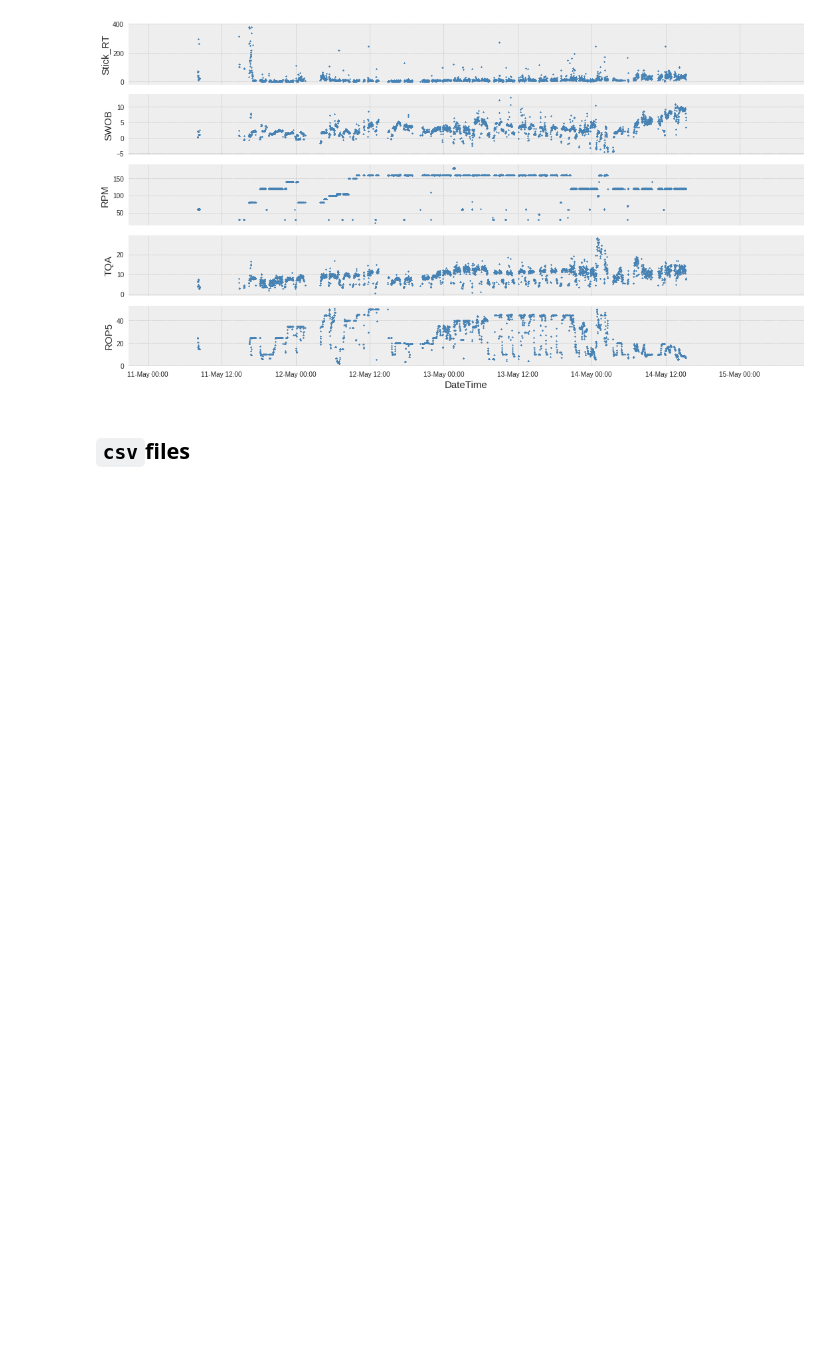
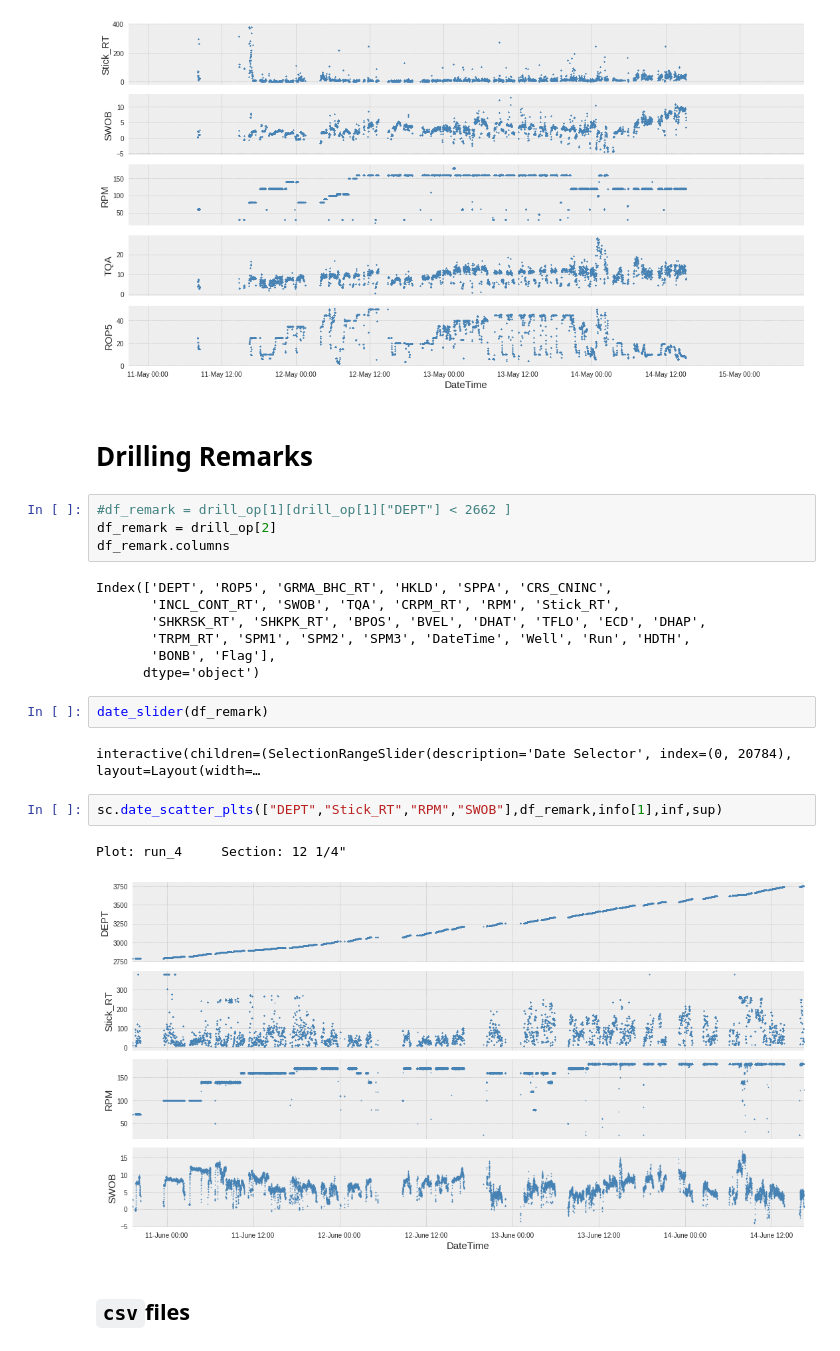
Before and after one commit to LuisNavarro93/Notebooks-Git, a Jupyter notebook: F14/DrillingMechanics.ipynb, the cells around one changed output. Drawn from its saved outputs; the diff is of its cells as text; blank space fills up the shorter version.

```diff
--- a/F14/DrillingMechanics.ipynb
+++ b/F14/DrillingMechanics.ipynb
@@ -170,6 +191,28 @@ sc.date_scatter_plts(["Stick_RT","SWOB","RPM","TQA","ROP5"],drill_op[0],info[0],
 # %% [output]
 Plot: run_3     Section: 17 1/2"
 [figure]
+# %% [markdown]
+# Drilling Remarks
+# %%
+#df_remark = drill_op[1][drill_op[1]["DEPT"] < 2662 ]
+df_remark = drill_op[2]
+df_remark.columns
+# %% [output]
+Index(['DEPT', 'ROP5', 'GRMA_BHC_RT', 'HKLD', 'SPPA', 'CRS_CNINC',
+       'INCL_CONT_RT', 'SWOB', 'TQA', 'CRPM_RT', 'RPM', 'Stick_RT',
+       'SHKRSK_RT', 'SHKPK_RT', 'BPOS', 'BVEL', 'DHAT', 'TFLO', 'ECD', 'DHAP',
+       'TRPM_RT', 'SPM1', 'SPM2', 'SPM3', 'DateTime', 'Well', 'Run', 'HDTH',
+       'BONB', 'Flag'],
+      dtype='object')
+# %%
+date_slider(df_remark)
+# %% [output]
+interactive(children=(SelectionRangeSlider(description='Date Selector', index=(0, 20784), layout=Layout(width=…
+# %%
+sc.date_scatter_plts(["DEPT","Stick_RT","RPM","SWOB"],df_remark,info[1],inf,sup)
+# %% [output]
+Plot: run_4     Section: 12 1/4"
+[figure, added]
 # %% [markdown]
 ## `csv`files
 # %%
```
Also changed, not shown: parts of 5 cells of this notebook, 20 other files.
